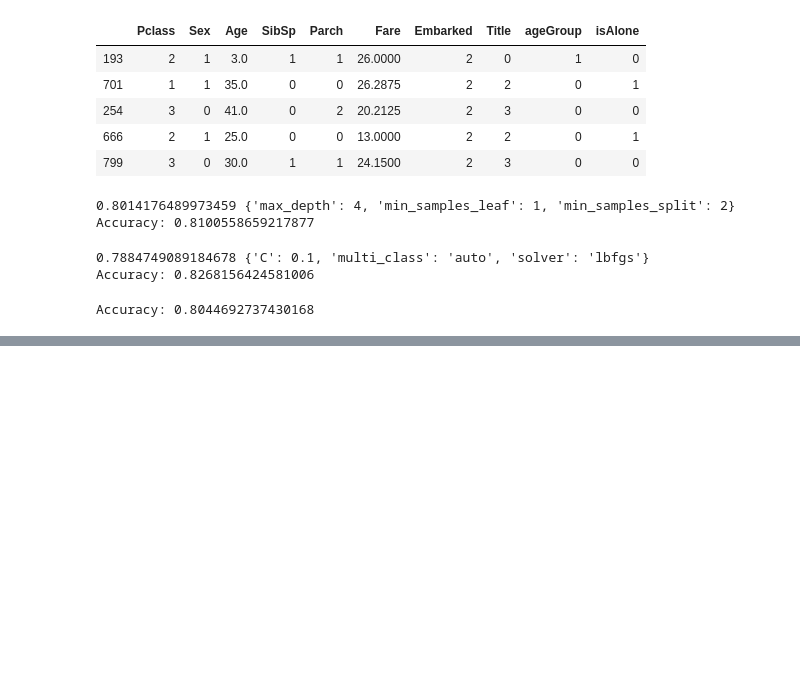
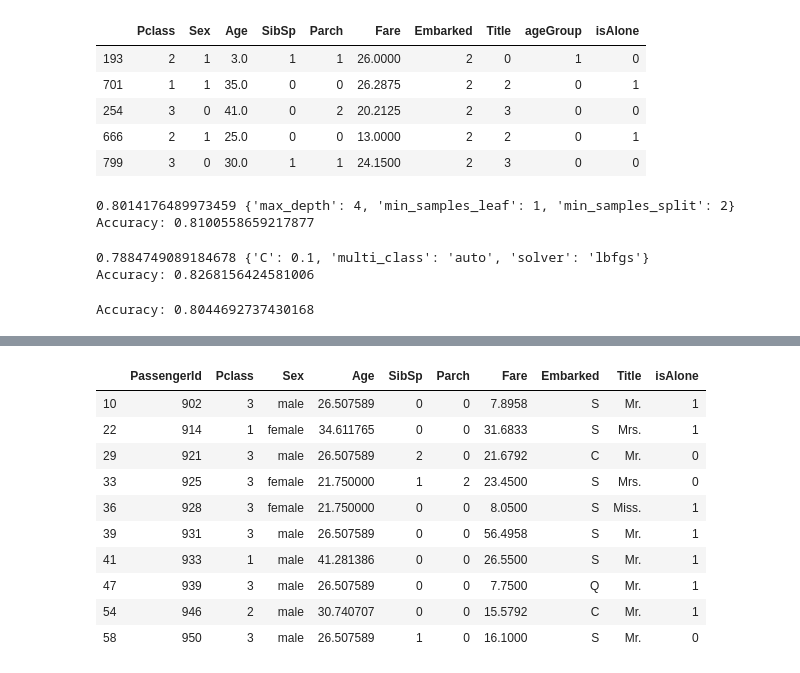
Before and after one commit to vccolombo/titanic-data-science, a Jupyter notebook: titanic.ipynb, the cells around one changed output, grey strips where cells are left out. Saved outputs shown, nothing was run; the diff lists cells and outputs as text; code cells hidden in the pictures; blank space fills up the shorter version.

```diff
--- a/titanic.ipynb
+++ b/titanic.ipynb
@@ -475,0 +571,3 @@ Accuracy: 0.8044692737430168
+# %%
+test_fix_age = pd.concat([test_age_null, test_age_not_null])
+test_fix_age.info()
@@ -475,0 +600,3 @@ Accuracy: 0.8044692737430168
+# %%
+test = test_fix_age.drop(['Name', 'Ticket'], axis=1)
+test.head()
@@ -475,0 +610,17 @@ Accuracy: 0.8044692737430168
+# %%
+test_is_alone = test
+test_is_alone['isAlone'] = test_is_alone['SibSp'] + test_is_alone['Parch']
+test_is_alone['isAlone'] = test_is_alone['isAlone'].apply(lambda x: 0 if x > 0 else 1)
+test_is_alone.head(10)
+# %% [output]
+|  | PassengerId | Pclass | Sex | Age | SibSp | Parch | Fare | Embarked | Title | isAlone |
+| 10 | 902 | 3 | male | 26.507589 | 0 | 0 | 7.8958 | S | Mr. | 1 |
+| 22 | 914 | 1 | female | 34.611765 | 0 | 0 | 31.6833 | S | Mrs. | 1 |
+| 29 | 921 | 3 | male | 26.507589 | 2 | 0 | 21.6792 | C | Mr. | 0 |
+| 33 | 925 | 3 | female | 21.750000 | 1 | 2 | 23.4500 | S | Mrs. | 0 |
+| 36 | 928 | 3 | female | 21.750000 | 0 | 0 | 8.0500 | S | Miss. | 1 |
+| 39 | 931 | 3 | male | 26.507589 | 0 | 0 | 56.4958 | S | Mr. | 1 |
+| 41 | 933 | 1 | male | 41.281386 | 0 | 0 | 26.5500 | S | Mr. | 1 |
+| 47 | 939 | 3 | male | 26.507589 | 0 | 0 | 7.7500 | Q | Mr. | 1 |
+| 54 | 946 | 2 | male | 30.740707 | 0 | 0 | 15.5792 | C | Mr. | 1 |
+| 58 | 950 | 3 | male | 26.507589 | 1 | 0 | 16.1000 | S | Mr. | 0 |
```
Also changed, not shown: parts of 28 cells of this notebook, 1 other file.
